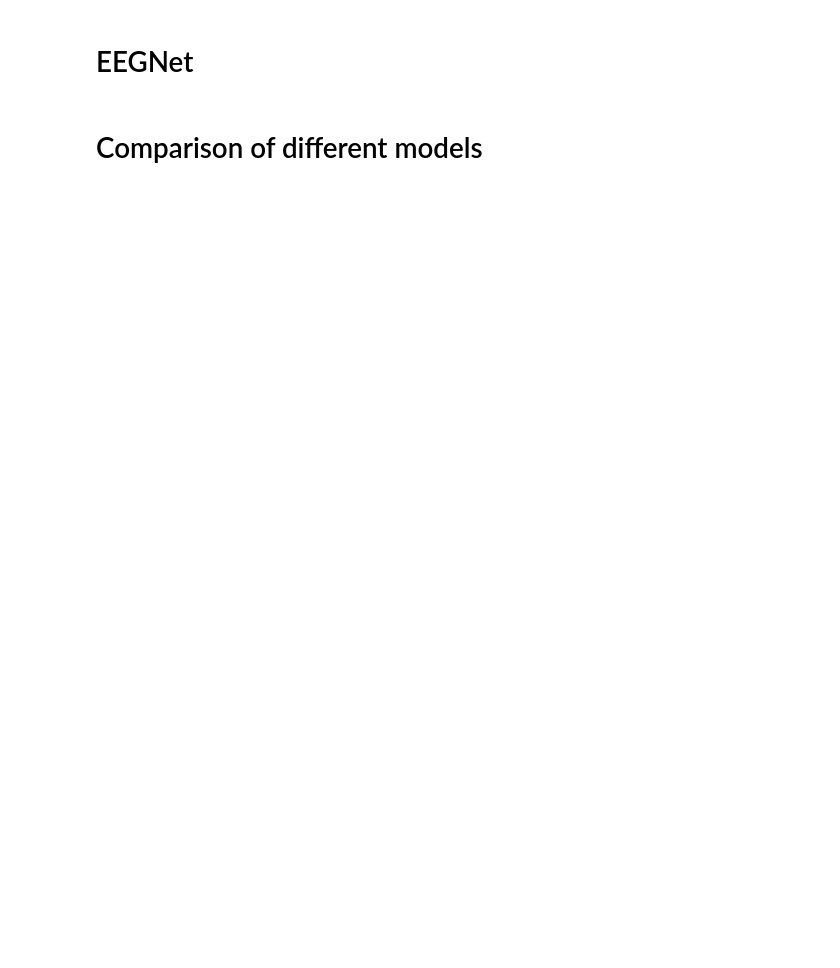
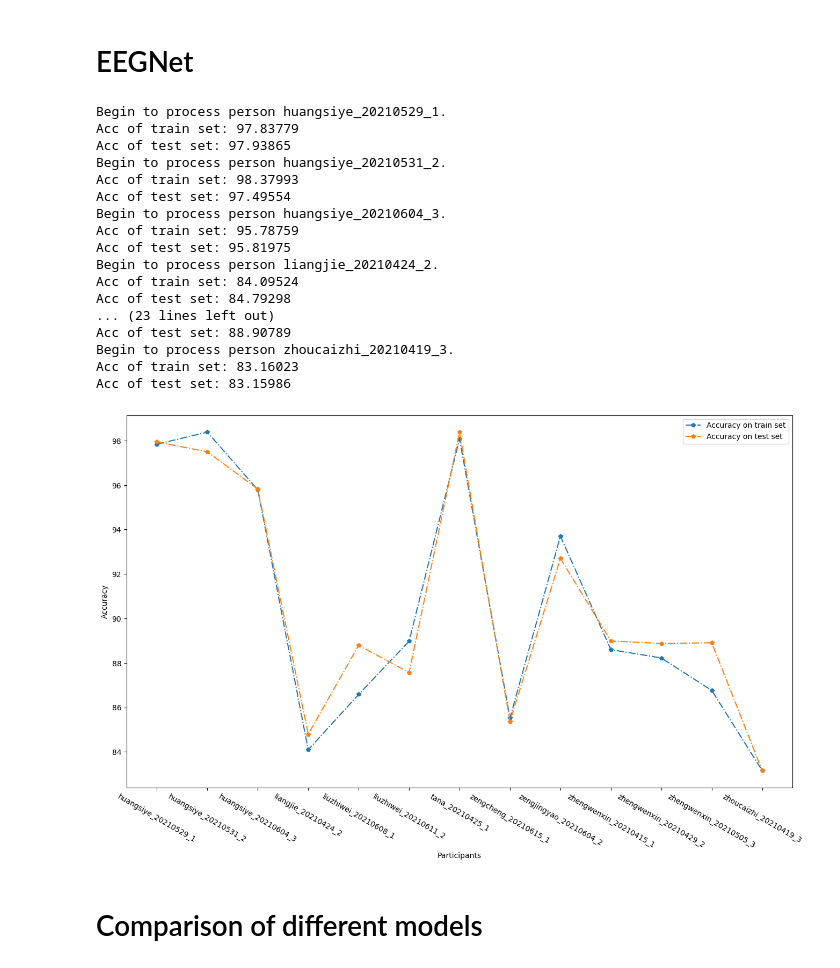
Before and after one commit to Herobrinelth/Focused-emotion-recognition-based-on-EEG-and-eye-movement-signals, a Jupyter notebook: Experiment.ipynb, the cells around one changed output. Drawn from its saved outputs; the diff is of its cells as text; code cells hidden in the pictures; blank space fills up the shorter version.

```diff
--- a/Experiment.ipynb
+++ b/Experiment.ipynb
@@ -554,3 +576,79 @@ plt.show()
+# %%
+data_list = os.listdir(data_path)
+acc_trains = []
+acc_tests_Transformer = []
+for path in data_list:
+    print("Begin to process person {}.".format(path.split('.')[0]))
+    path = os.path.join(data_path, path)
+    list_videos = os.listdir(path)
+    trains, tests = [], []
+    for i in range(cross):
+        random.shuffle(list_videos)
+        trainset, testset = list_videos[:7], list_videos[7:]
+        traindata, testdata = np.load(os.path.join(path, trainset[0])), np.load(os.path.join(path, testset[0]))
+        for j in range(1, len(trainset)):
+            traindata = np.concatenate((traindata, np.load(os.path.join(path, trainset[j]))), axis=0)
+        for j in range(1, len(testset)):
+            testdata = np.concatenate((testdata, np.load(os.path.join(path, testset[j]))), axis=0)
+        train_data, train_label = torch.from_numpy(traindata[:,:-1]).float(), torch.from_numpy(traindata[:,-1])
+        test_data, test_label = torch.from_numpy(testdata[:,:-1]).float(), torch.from_numpy(testdata[:,-1])
+        train_data = train_data.reshape(train_data.shape[0], 62, 5)
+        test_data = test_data.reshape(test_data.shape[0], 62, 5)
+        train_set = torch.utils.data.TensorDataset(train_data, train_label)
+        test_set = torch.utils.data.TensorDataset(test_data, test_label)
+        train_loader = torch.utils.data.DataLoader(dataset=train_set, batch_size=64, shuffle=False, drop_last=False)
+        test_loader = torch.utils.data.DataLoader(dataset=test_set, batch_size=64, shuffle=False, drop_last=False)
+        net = define_model(0).to(device)
+        criterion = nn.CrossEntropyLoss()
+        optimizer = optim.Adam(net.parameters(), lr=0.0005, betas=(0.9, 0.8))
+        epoches = 15
+        for epoch in range(epoches):
+            if epoch > 10:
+                optimizer = optim.Adam(net.parameters(), lr=0.0001, betas=(0.9, 0.8))
+            for i, data in enumerate(train_loader, 0):
+                inputs, labels = data[0].to(device), data[1].to(device)
+                net.train()
+                optimizer.zero_grad()
+                outputs = net(inputs)
+                loss = criterion(outputs, labels.long())
+                loss.backward()
+                optimizer.step()
+                # print("Train Epoch: {} of {} [{} of {}] Loss: {:.5f}".format(epoch+1, epoches, i+1, len(train_loader), loss.item()))
+        trains.append(Validation(net=net, testloader=train_loader))
+        tests.append(Validation(net=net, testloader=test_loader))
+    acc_train, acc_test = np.mean(trains), np.mean(tests)
+    print("Acc of train set: {:.5f}".format(acc_train))
+    print("Acc of test set: {:.5f}".format(acc_test))
+    acc_tests_Transformer.append(acc_test)
+    acc_trains.append(acc_train)
+plt.figure(figsize = (16, 9))
+plt.xlabel('Participants')
+plt.xticks(rotation = -30)
+plt.ylabel('Accuracy')
+x = os.listdir(data_path)
+plt.plot(x, acc_trains, '-.p')
+plt.plot(x, acc_tests_Transformer, '-.p')
+plt.legend(['Accuracy on train set','Accuracy on test set'])
+plt.show()
+# %% [output]
+Begin to process person huangsiye_20210529_1.
+Acc of train set: 97.83779
+Acc of test set: 97.93865
+Begin to process person huangsiye_20210531_2.
+Acc of train set: 98.37993
+Acc of test set: 97.49554
+Begin to process person huangsiye_20210604_3.
+Acc of train set: 95.78759
+Acc of test set: 95.81975
+Begin to process person liangjie_20210424_2.
+Acc of train set: 84.09524
+Acc of test set: 84.79298
+... (23 lines left out)
+Acc of test set: 88.90789
+Begin to process person zhoucaizhi_20210419_3.
+Acc of train set: 83.16023
+Acc of test set: 83.15986
+[figure, added]
 # %% [markdown]
 # Comparison of different models
 # %%
```
Also changed, not shown: parts of 10 cells of this notebook.
